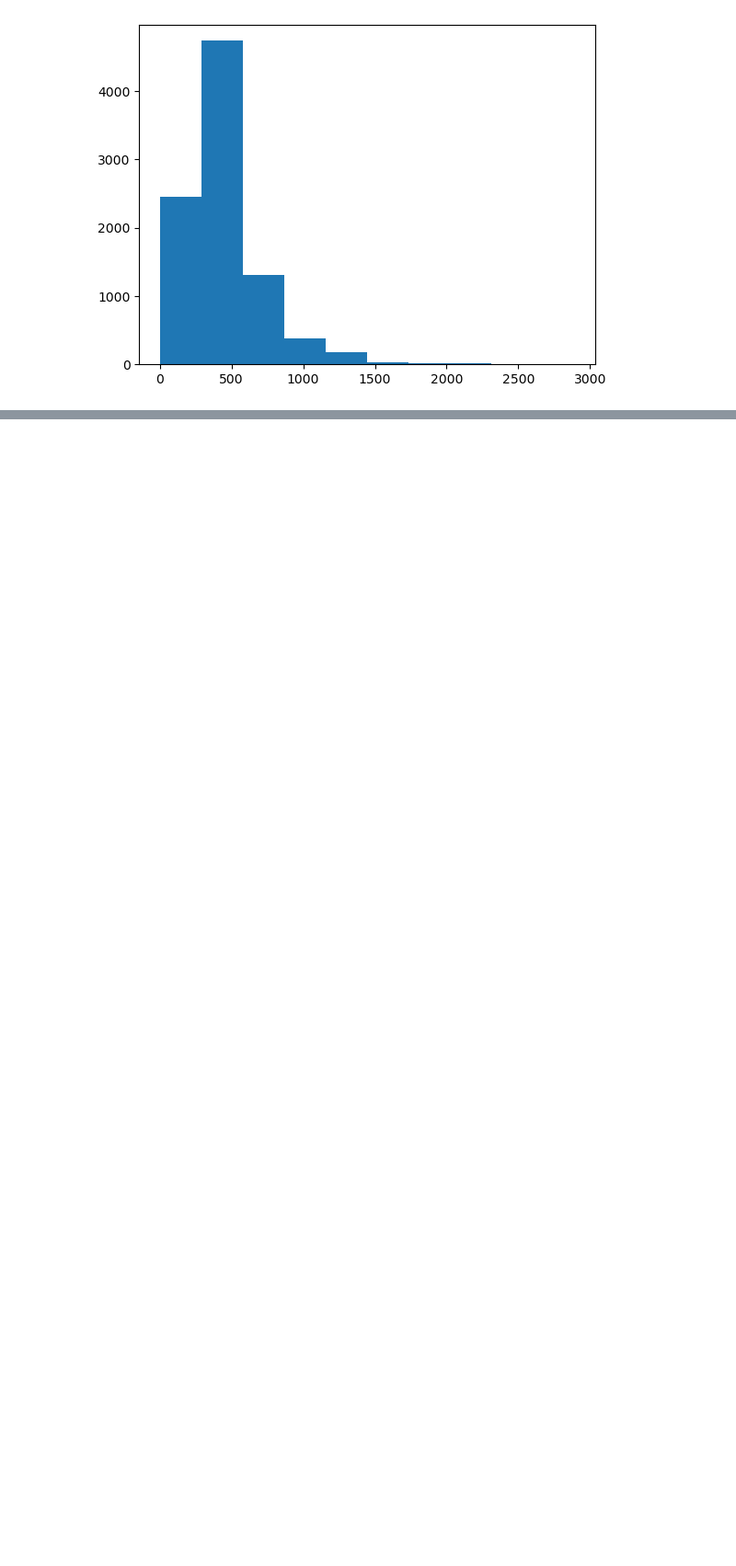
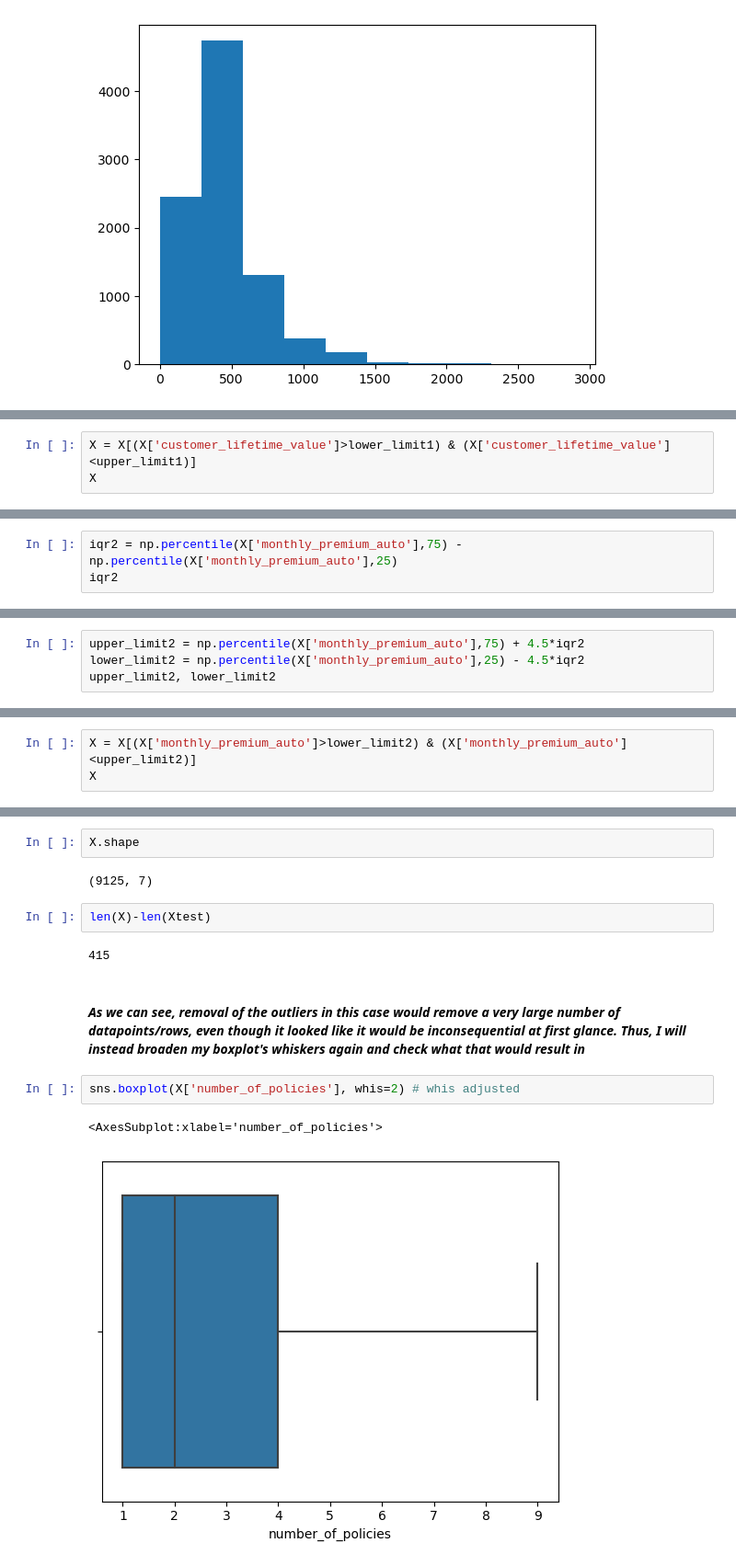
Before and after one commit to Evangelos-Z/lab-customer-analysis-round-5, a Jupyter notebook: files_for_lab/csv_files/lab-customer-analysis-round-5.ipynb, the cells around one changed output, grey strips where cells are left out. Shown at 92% size. Saved outputs shown, nothing was run; the diff lists cells and outputs as text; blank space fills up the shorter version.

```diff
--- a/files_for_lab/csv_files/lab-customer-analysis-round-5.ipynb
+++ b/files_for_lab/csv_files/lab-customer-analysis-round-5.ipynb
@@ -483,0 +404,3 @@ plt.show()
+# %%
+X = X[(X['customer_lifetime_value']>lower_limit1) & (X['customer_lifetime_value']<upper_limit1)]
+X
@@ -483,0 +428,3 @@ plt.show()
+# %%
+iqr2 = np.percentile(X['monthly_premium_auto'],75) - np.percentile(X['monthly_premium_auto'],25)
+iqr2
@@ -483,0 +433,4 @@ plt.show()
+# %%
+upper_limit2 = np.percentile(X['monthly_premium_auto'],75) + 4.5*iqr2
+lower_limit2 = np.percentile(X['monthly_premium_auto'],25) - 4.5*iqr2
+upper_limit2, lower_limit2
@@ -483,0 +439,3 @@ plt.show()
+# %%
+X = X[(X['monthly_premium_auto']>lower_limit2) & (X['monthly_premium_auto']<upper_limit2)]
+X
@@ -483,0 +491,15 @@ plt.show()
+# %%
+X.shape
+# %% [output]
+(9125, 7)
+# %%
+len(X)-len(Xtest)
+# %% [output]
+415
+# %% [markdown]
+#### ***As we can see, removal of the outliers in this case would remove a very large number of datapoints/rows, even though it looked like it would be inconsequential at first glance. Thus, I will instead broaden my boxplot's whiskers again and check what that would result in***
+# %%
+sns.boxplot(X['number_of_policies'], whis=2) # whis adjusted
+# %% [output]
+<AxesSubplot:xlabel='number_of_policies'>
+[figure, added]
```
Also changed, not shown: parts of 98 cells of this notebook.
